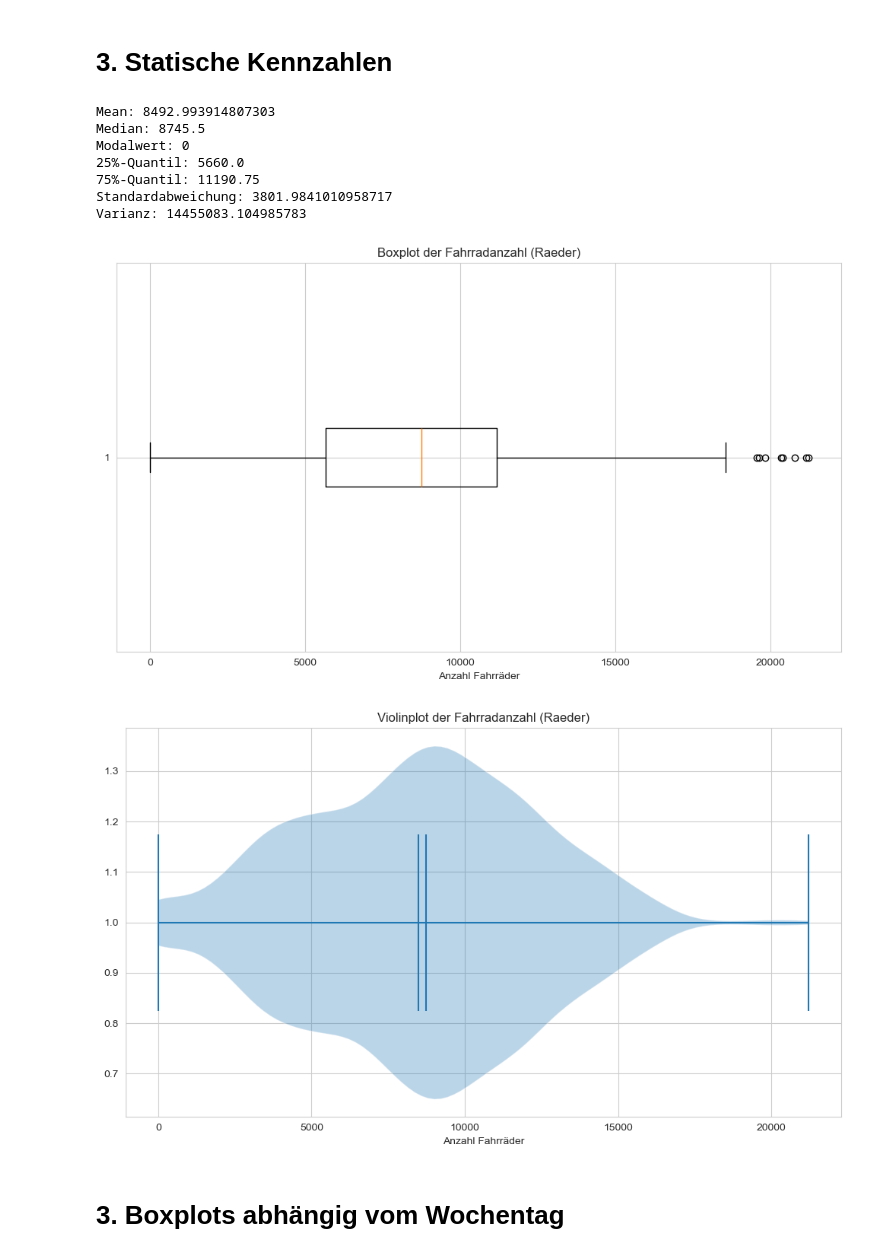
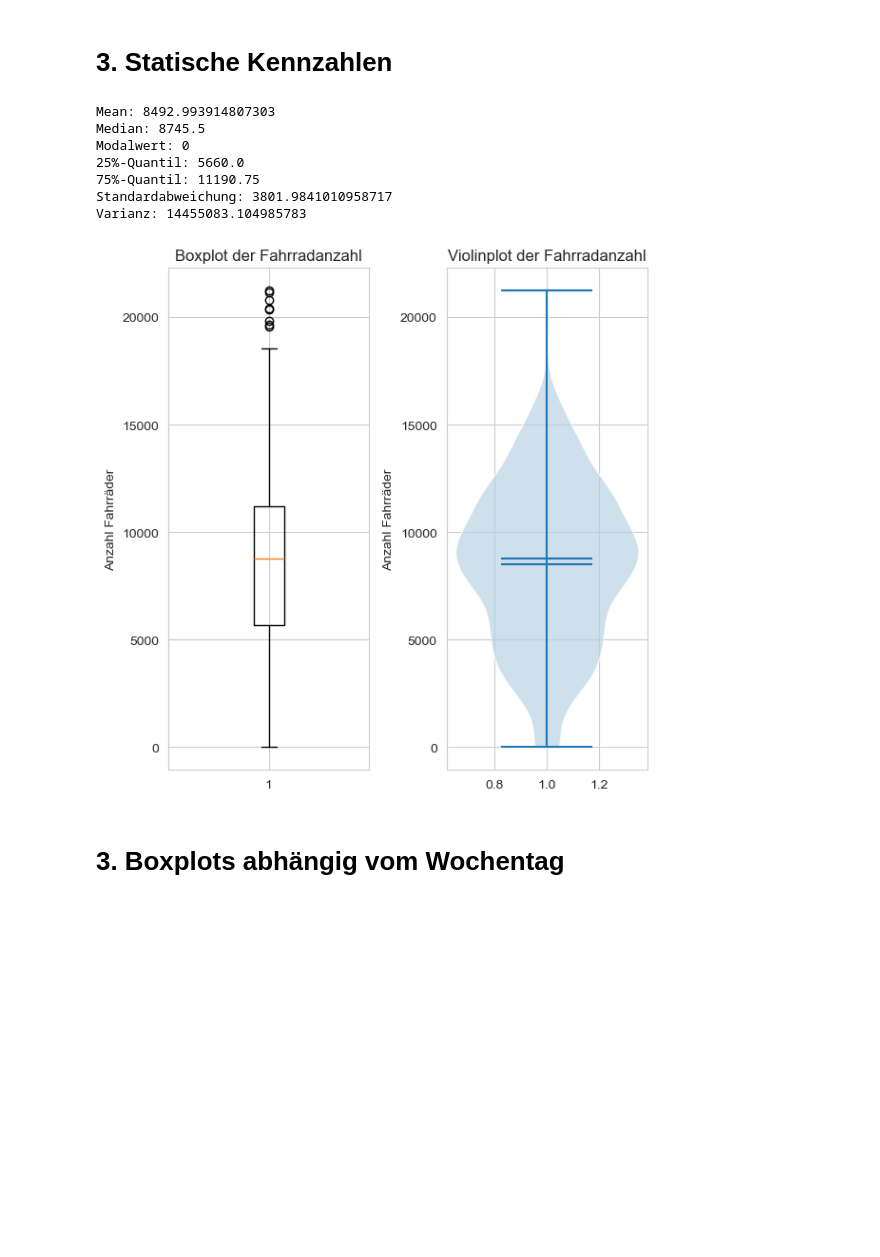
Before and after one commit to LordOfReinkeness/stochastik_SoSe25, a Jupyter notebook: fahrraeder.ipynb, the cells around one changed output. Drawn from its saved outputs; the diff is of its cells as text; code cells hidden in the pictures; blank space fills up the shorter version.

```diff
--- a/fahrraeder.ipynb
+++ b/fahrraeder.ipynb
@@ -430,48 +434,53 @@ plt.show()
 # Statistische Kennwerte berechnen
 werte = np.array(time_amount_tmp['total_count'], dtype=float)
 
 median = np.median(werte)
 mean = np.mean(werte)
 modalwert = np.bincount(werte.astype(int)).argmax()
 quantile_25 = np.quantile(werte, 0.25)
 quantile_75 = np.quantile(werte, 0.75)
 standardabweichung = np.std(werte, ddof=1)
 varianz = np.var(werte, ddof=1)
 
 # Kennzahlen
 print("Mean:", mean)
 print("Median:", median)
 print("Modalwert:", modalwert)
 print("25%-Quantil:", quantile_25)
 print("75%-Quantil:", quantile_75)
 print("Standardabweichung:", standardabweichung)
 print("Varianz:", varianz)
 
-# Boxplot
-plt.figure(figsize=(10, 6))
-plt.boxplot(werte, vert=False)
-plt.title('Boxplot der Fahrradanzahl (Raeder)')
-plt.xlabel('Anzahl Fahrräder')
+# Boxplot and Violin plot side by side
+fig, (ax1, ax2) = plt.subplots(1, 2, figsize=(6, 6))
+
+# Boxplot (vertical)
+ax1.boxplot(werte, vert=True)
+ax1.set_title('Boxplot der Fahrradanzahl')
+ax1.set_ylabel('Anzahl Fahrräder')
+
+# Violin plot (vertical) with pastel color
+violin_parts = ax2.violinplot(werte, vert=True, widths=0.7, showmeans=True, showmedians=True)
+
+# Set pastel color for violin plot
+for pc in violin_parts['bodies']:
+   pc.set_facecolor('#B8D4E3')  # Light blue pastel
+   pc.set_alpha(0.7)
+
+ax2.set_title('Violinplot der Fahrradanzahl')
+ax2.set_ylabel('Anzahl Fahrräder')
+
 plt.tight_layout()
 plt.show()
-
-# Violin-Plot
-plt.figure(figsize=(10, 6))
-plt.violinplot(werte, vert=False, widths=0.7, showmeans=True, showmedians=True)
-plt.title('Violinplot der Fahrradanzahl (Raeder)')
-plt.xlabel('Anzahl Fahrräder')
-plt.tight_layout()
-plt.show()
 # %% [output]
 Mean: 8492.993914807303
 Median: 8745.5
 Modalwert: 0
 25%-Quantil: 5660.0
 75%-Quantil: 11190.75
 Standardabweichung: 3801.9841010958717
 Varianz: 14455083.104985783
-[figure, old version]
+[figure, new version]
-[figure, removed]
 # %% [markdown]
 # 3. Boxplots abhängig vom Wochentag
 # %%
```
Also changed, not shown: parts of 5 cells of this notebook.
